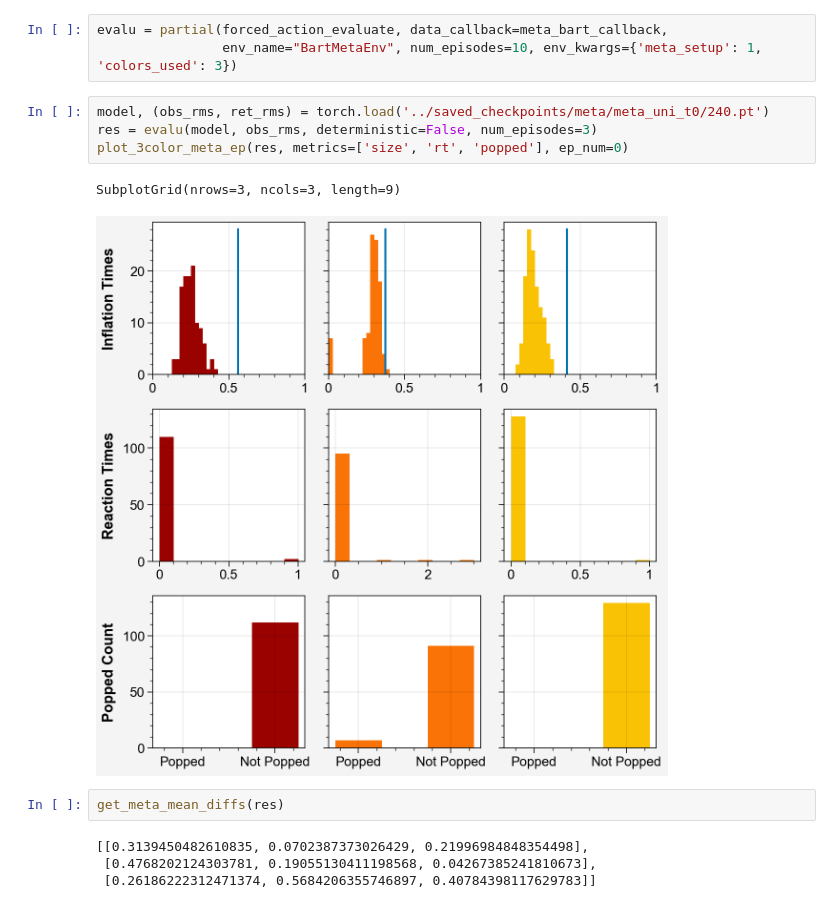
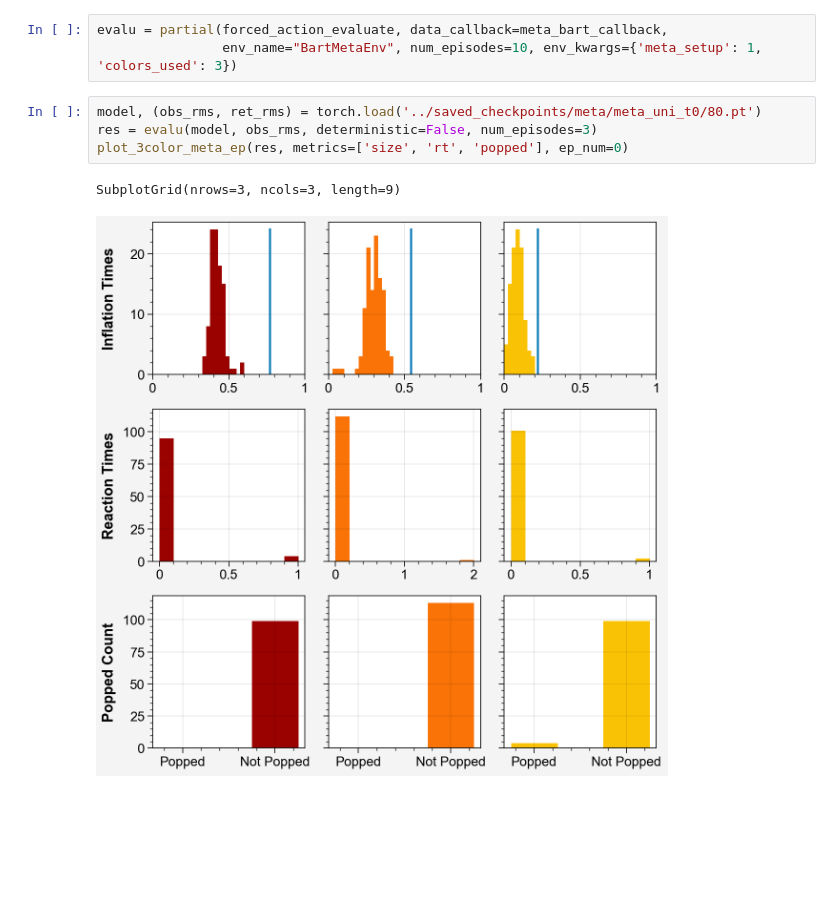
Before and after one commit to liuandrew/bart_ppo, a Jupyter notebook: write_and_test/bart_individual_episodes.ipynb, the cells around one changed output. Saved outputs shown, nothing was run; the diff lists cells and outputs as text; blank space fills up the shorter version.

```diff
--- a/write_and_test/bart_individual_episodes.ipynb
+++ b/write_and_test/bart_individual_episodes.ipynb
@@ -161,15 +124,9 @@ popped = np.array(res['data']['popped'][ep_num])
 evalu = partial(forced_action_evaluate, data_callback=meta_bart_callback,
                 env_name="BartMetaEnv", num_episodes=10, env_kwargs={'meta_setup': 1, 'colors_used': 3})
 # %%
-model, (obs_rms, ret_rms) = torch.load('../saved_checkpoints/meta/meta_uni_t0/240.pt')
+model, (obs_rms, ret_rms) = torch.load('../saved_checkpoints/meta/meta_uni_t0/80.pt')
 res = evalu(model, obs_rms, deterministic=False, num_episodes=3)
 plot_3color_meta_ep(res, metrics=['size', 'rt', 'popped'], ep_num=0)
 # %% [output]
 SubplotGrid(nrows=3, ncols=3, length=9)
-[figure, old version]
+[figure, new version]
-# %%
-get_meta_mean_diffs(res)
-# %% [output]
-[[0.3139450482610835, 0.0702387373026429, 0.21996984848354498],
- [0.4768202124303781, 0.19055130411198568, 0.04267385241810673],
- [0.26186222312471374, 0.5684206355746897, 0.40784398117629783]]
```
Also changed, not shown: parts of 24 cells of this notebook, 5 other files.
